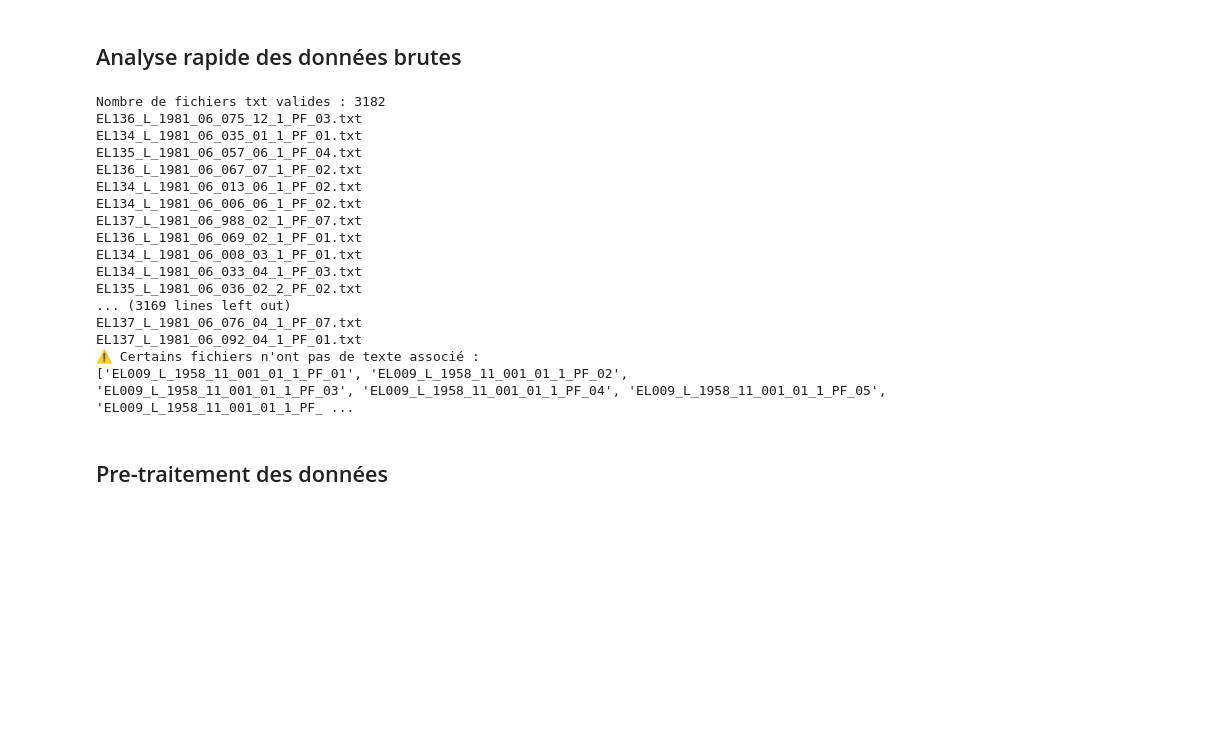
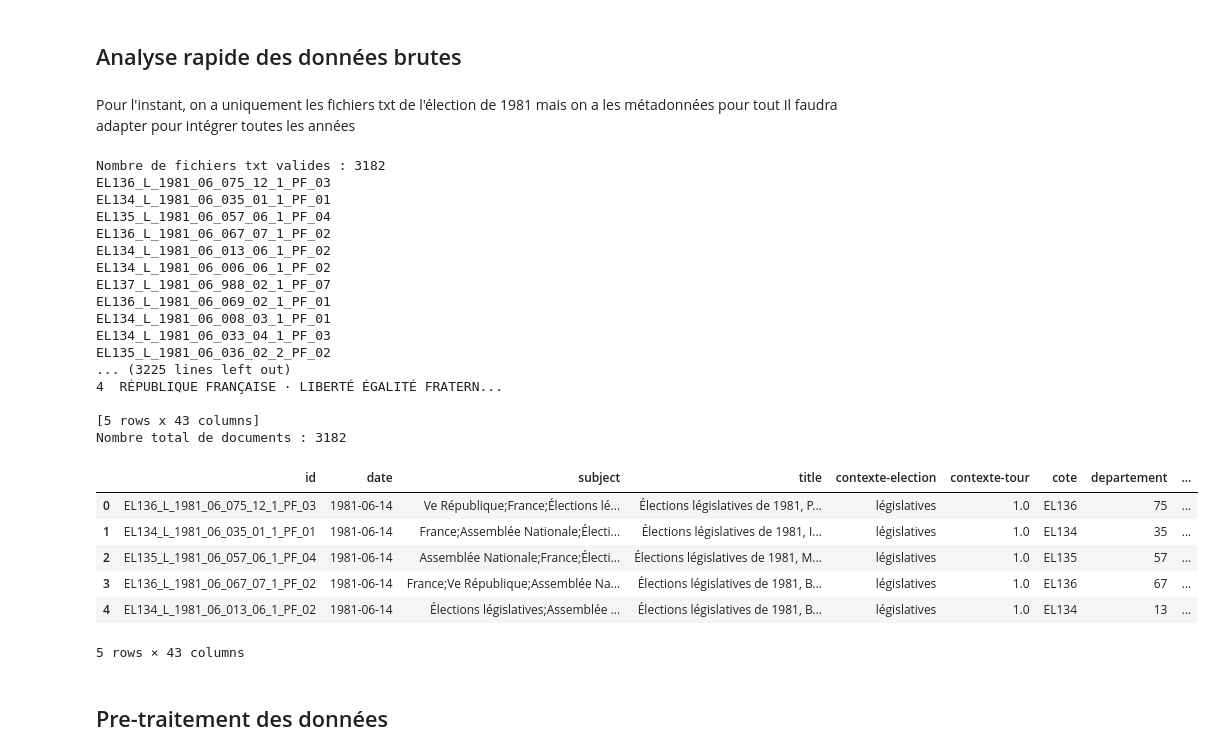
Before and after one commit to CaroLebrun/NLP_3A, a Jupyter notebook: main.ipynb, the cells around one changed output. Drawn from its saved outputs; the diff is of its cells as text; code cells hidden in the pictures; blank space fills up the shorter version.

```diff
--- a/main.ipynb
+++ b/main.ipynb
@@ -4,6 +4,9 @@ import random
 import pandas as pd
 # %% [markdown]
 ## Analyse rapide des données brutes
+# %% [markdown]
+Pour l'instant, on a uniquement les fichiers txt de l'élection de 1981 mais on a les métadonnées pour tout
+Il faudra adapter pour intégrer toutes les années
 # %%
 #lecture des métadonnées
 metadonnees = pd.read_csv("data/archelect_search.zip", compression="zip")
@@ -27,7 +30,7 @@ with zipfile.ZipFile(zip_path, "r") as z:
             with z.open(file) as f:
                 text_content = f.read().decode("utf-8")
                 # garder uniquement le nom du fichier (sans dossier)
-                filename = file.split("/")[-1]
+                filename = file.split("/")[-1].replace(".txt", "")
                 print(filename)
 
                 all_texts.append({
@@ -42,35 +45,45 @@ with zipfile.ZipFile(zip_path, "r") as z:
 all_texts_df = pd.DataFrame(all_texts)
 
 # --- Fusion texte + métadonnées ---
-texts_et_meta = metadonnees.merge(all_texts_df, on="id", how="left")
+meta_et_texts = metadonnees.merge(all_texts_df, on="id", how="right")
 
 # --- Vérification des correspondances ---
-missing_meta = texts_et_meta[texts_et_meta["text"].isnull()]["id"]
+missing_meta = meta_et_texts[meta_et_texts["text"].isnull()]["id"]
 
 if len(missing_meta) > 0:
     print("⚠️ Certains fichiers n'ont pas de texte associé :")
     print(missing_meta.tolist())
 
-print(texts_et_meta.head())
-print(f"Nombre total de documents : {len(texts_et_meta)}")
+print(meta_et_texts.head())
+print(f"Nombre total de documents : {len(meta_et_texts)}")
 # %% [output]
 Nombre de fichiers txt valides : 3182
-EL136_L_1981_06_075_12_1_PF_03.txt
-EL134_L_1981_06_035_01_1_PF_01.txt
-EL135_L_1981_06_057_06_1_PF_04.txt
-EL136_L_1981_06_067_07_1_PF_02.txt
-EL134_L_1981_06_013_06_1_PF_02.txt
-EL134_L_1981_06_006_06_1_PF_02.txt
-EL137_L_1981_06_988_02_1_PF_07.txt
-EL136_L_1981_06_069_02_1_PF_01.txt
-EL134_L_1981_06_008_03_1_PF_01.txt
-EL134_L_1981_06_033_04_1_PF_03.txt
-EL135_L_1981_06_036_02_2_PF_02.txt
-... (3169 lines left out)
-EL137_L_1981_06_076_04_1_PF_07.txt
-EL137_L_1981_06_092_04_1_PF_01.txt
-⚠️ Certains fichiers n'ont pas de texte associé :
-['EL009_L_1958_11_001_01_1_PF_01', 'EL009_L_1958_11_001_01_1_PF_02', 'EL009_L_1958_11_001_01_1_PF_03', 'EL009_L_1958_11_001_01_1_PF_04', 'EL009_L_1958_11_001_01_1_PF_05', 'EL009_L_1958_11_001_01_1_PF_ ...
+EL136_L_1981_06_075_12_1_PF_03
+EL134_L_1981_06_035_01_1_PF_01
+EL135_L_1981_06_057_06_1_PF_04
+EL136_L_1981_06_067_07_1_PF_02
+EL134_L_1981_06_013_06_1_PF_02
+EL134_L_1981_06_006_06_1_PF_02
+EL137_L_1981_06_988_02_1_PF_07
+EL136_L_1981_06_069_02_1_PF_01
+EL134_L_1981_06_008_03_1_PF_01
+EL134_L_1981_06_033_04_1_PF_03
+EL135_L_1981_06_036_02_2_PF_02
+... (3225 lines left out)
+4  RÉPUBLIQUE FRANÇAISE · LIBERTÉ ÉGALITÉ FRATERN...
+
+[5 rows x 43 columns]
+Nombre total de documents : 3182
+# %%
+meta_et_texts.head()
+# %% [output]
+|  | id | date | subject | title | contexte-election | contexte-tour | cote | departement | ... |
+| 0 | EL136_L_1981_06_075_12_1_PF_03 | 1981-06-14 | Ve République;France;Élections lé... | Élections législatives de 1981, P... | législatives | 1.0 | EL136 | 75 | ... |
+| 1 | EL134_L_1981_06_035_01_1_PF_01 | 1981-06-14 | France;Assemblée Nationale;Électi... | Élections législatives de 1981, I... | législatives | 1.0 | EL134 | 35 | ... |
+| 2 | EL135_L_1981_06_057_06_1_PF_04 | 1981-06-14 | Assemblée Nationale;France;Électi... | Élections législatives de 1981, M... | législatives | 1.0 | EL135 | 57 | ... |
+| 3 | EL136_L_1981_06_067_07_1_PF_02 | 1981-06-14 | France;Ve République;Assemblée Na... | Élections législatives de 1981, B... | législatives | 1.0 | EL136 | 67 | ... |
+| 4 | EL134_L_1981_06_013_06_1_PF_02 | 1981-06-14 | Élections législatives;Assemblée ... | Élections législatives de 1981, B... | législatives | 1.0 | EL134 | 13 | ... |
+5 rows × 43 columns
 # %% [markdown]
 ## Pre-traitement des données
 # %% [markdown]
```
